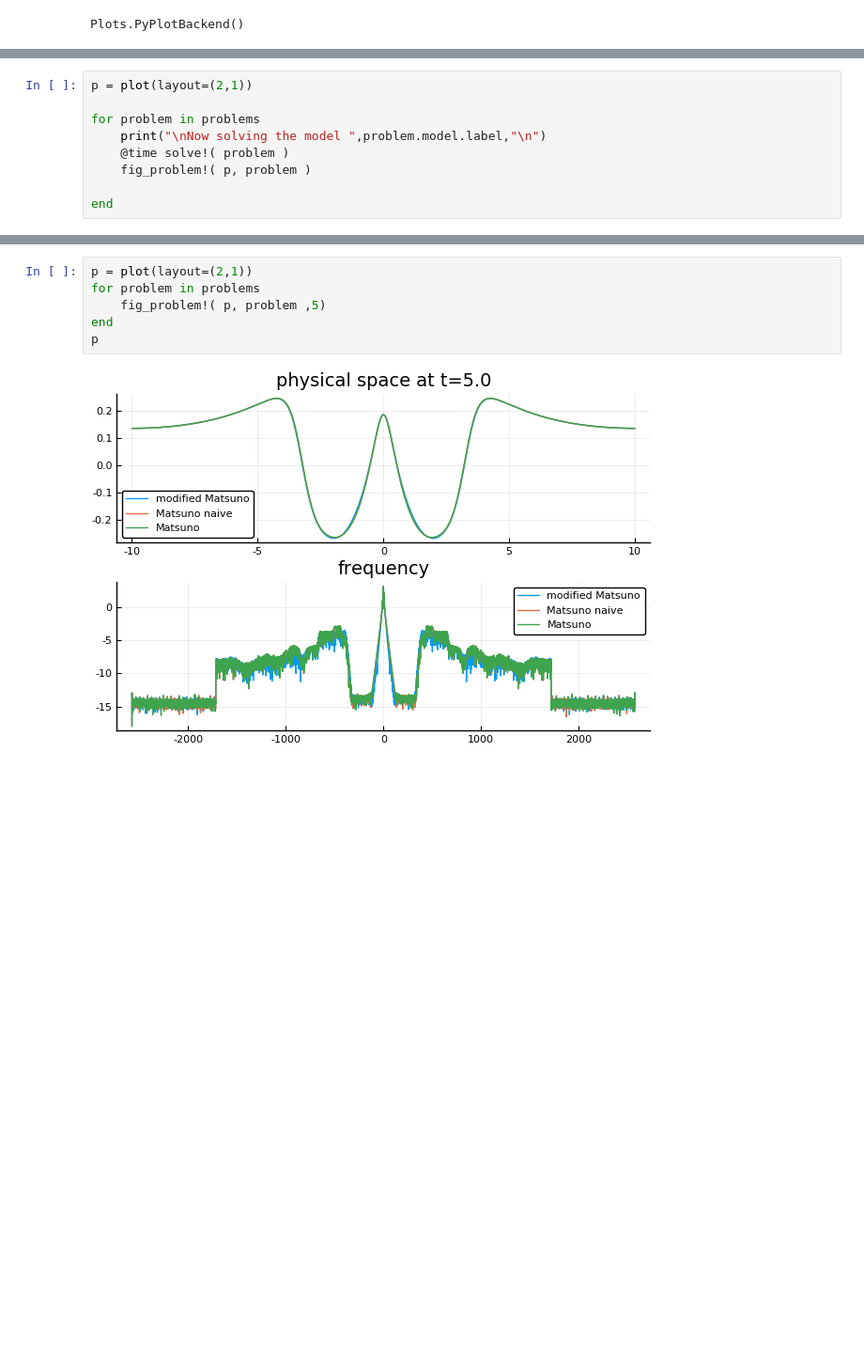
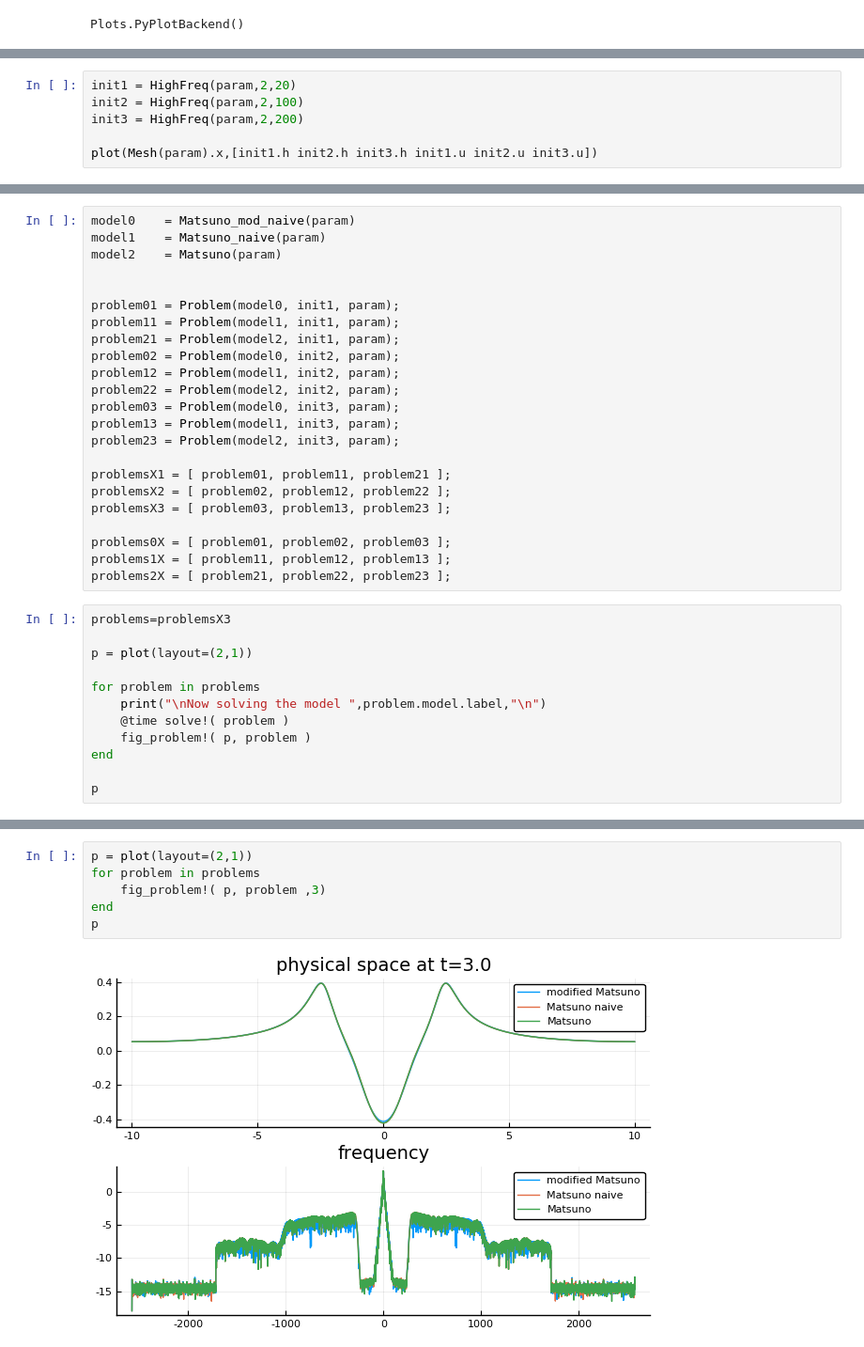
Before and after one commit to WaterWavesModels/WaterWaves1D.jl, a Jupyter notebook: notebooks/Matsunos.ipynb, the cells around one changed output, grey strips where cells are left out. Shown: that part at 94% size. Drawn from its saved outputs; the diff is of its cells as text; blank space fills up the shorter version.

Commit message:
Test HighFreq

```diff
--- a/notebooks/Matsunos.ipynb
+++ b/notebooks/Matsunos.ipynb
@@ -33,0 +14,6 @@ problems = [ problem0, problem1, problem2 ];
+# %%
+init1 = HighFreq(param,2,20)
+init2 = HighFreq(param,2,100)
+init3 = HighFreq(param,2,200)
+
+plot(Mesh(param).x,[init1.h init2.h init3.h init1.u init2.u init3.u])
@@ -34,12 +28,38 @@ problems = [ problem0, problem1, problem2 ];
+# %%
+model0    = Matsuno_mod_naive(param)
+model1    = Matsuno_naive(param)
+model2    = Matsuno(param)
+
+
+problem01 = Problem(model0, init1, param);
+problem11 = Problem(model1, init1, param);
+problem21 = Problem(model2, init1, param);
+problem02 = Problem(model0, init2, param);
+problem12 = Problem(model1, init2, param);
+problem22 = Problem(model2, init2, param);
+problem03 = Problem(model0, init3, param);
+problem13 = Problem(model1, init3, param);
+problem23 = Problem(model2, init3, param);
+
+problemsX1 = [ problem01, problem11, problem21 ];
+problemsX2 = [ problem02, problem12, problem22 ];
+problemsX3 = [ problem03, problem13, problem23 ];
+
+problems0X = [ problem01, problem02, problem03 ];
+problems1X = [ problem11, problem12, problem13 ];
+problems2X = [ problem21, problem22, problem23 ];
 # %%
+problems=problemsX3
+
 p = plot(layout=(2,1))
 
 for problem in problems
-	print("\nNow solving the model ",problem.model.label,"\n")
-   	@time solve!( problem )
-   	fig_problem!( p, problem )
+    print("\nNow solving the model ",problem.model.label,"\n")
+    @time solve!( problem )
+    fig_problem!( p, problem )
+end
 
-end
+p
 # %% [output]
 Now solving the model modified Matsuno
 problem.param = (ϵ = 0.5, N = 16384, L = 10, T = 5, dt = 0.001)
@@ -55,9 +76,9 @@ problem.param = (ϵ = 0.5, N = 16384, L = 10, T = 5, dt = 0.001)
 # %%
 p = plot(layout=(2,1))
 for problem in problems
-    fig_problem!( p, problem ,5)
+    fig_problem!( p, problem ,3)
 end
 p
 # %% [output]
-[figure, old version]
+[figure, new version]
 # %%
```
Also changed, not shown: parts of 10 cells of this notebook, 6 other files.
